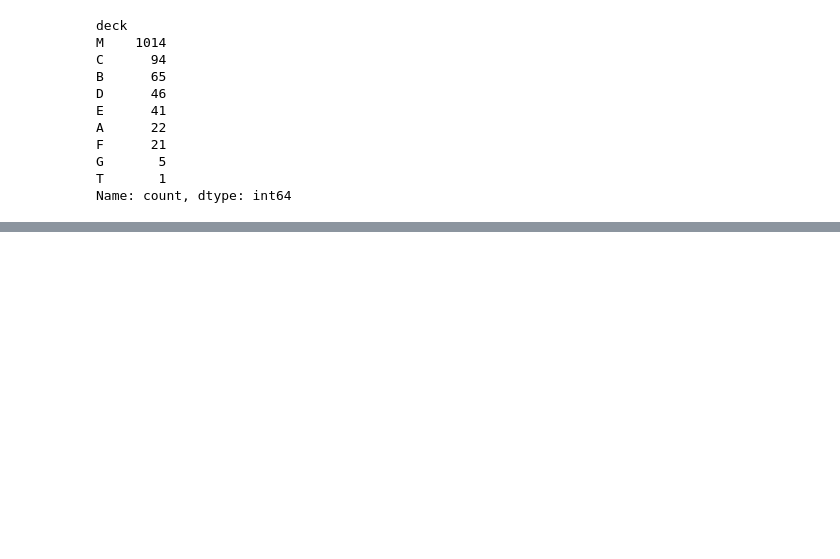
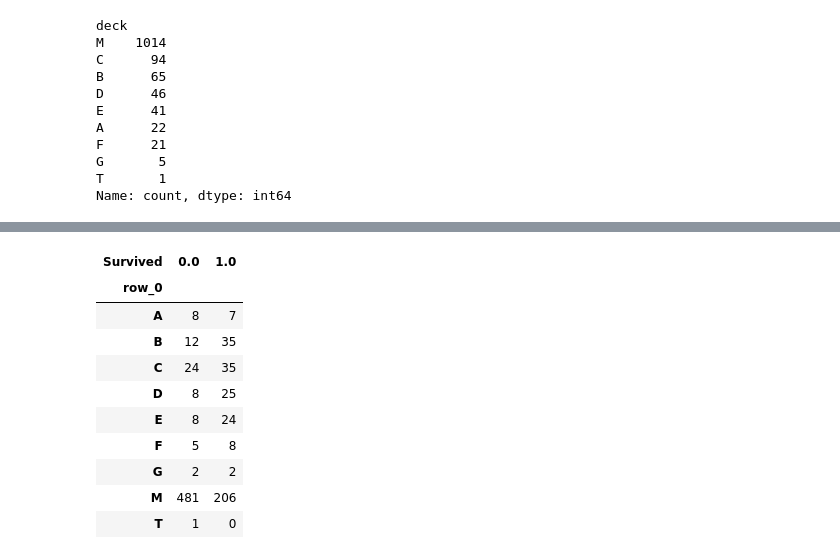
Before and after one commit to aayushmanz/Python-For-Data-Science, a Jupyter notebook: Exploratory Data Analysis (EDA)/Bivariate Analysis.ipynb, the cells around one changed output, grey strips where cells are left out. Cells and saved outputs as stored; diff of their text form; code cells hidden in the pictures; blank space fills up the shorter version.

```diff
--- a/Exploratory Data Analysis (EDA)/Bivariate Analysis.ipynb
+++ b/Exploratory Data Analysis (EDA)/Bivariate Analysis.ipynb
@@ -383,0 +394,14 @@ ValueError: cannot reindex on an axis with duplicate labels
+# %%
+pd.crosstab(df['deck'].to_numpy(),df['Survived'])
+# %% [output]
+| Survived | 0.0 | 1.0 |
+| row_0 |  |  |
+| A | 8 | 7 |
+| B | 12 | 35 |
+| C | 24 | 35 |
+| D | 8 | 25 |
+| E | 8 | 24 |
+| F | 5 | 8 |
+| G | 2 | 2 |
+| M | 481 | 206 |
+| T | 1 | 0 |
```
Also changed, not shown: parts of 3 cells of this notebook.
